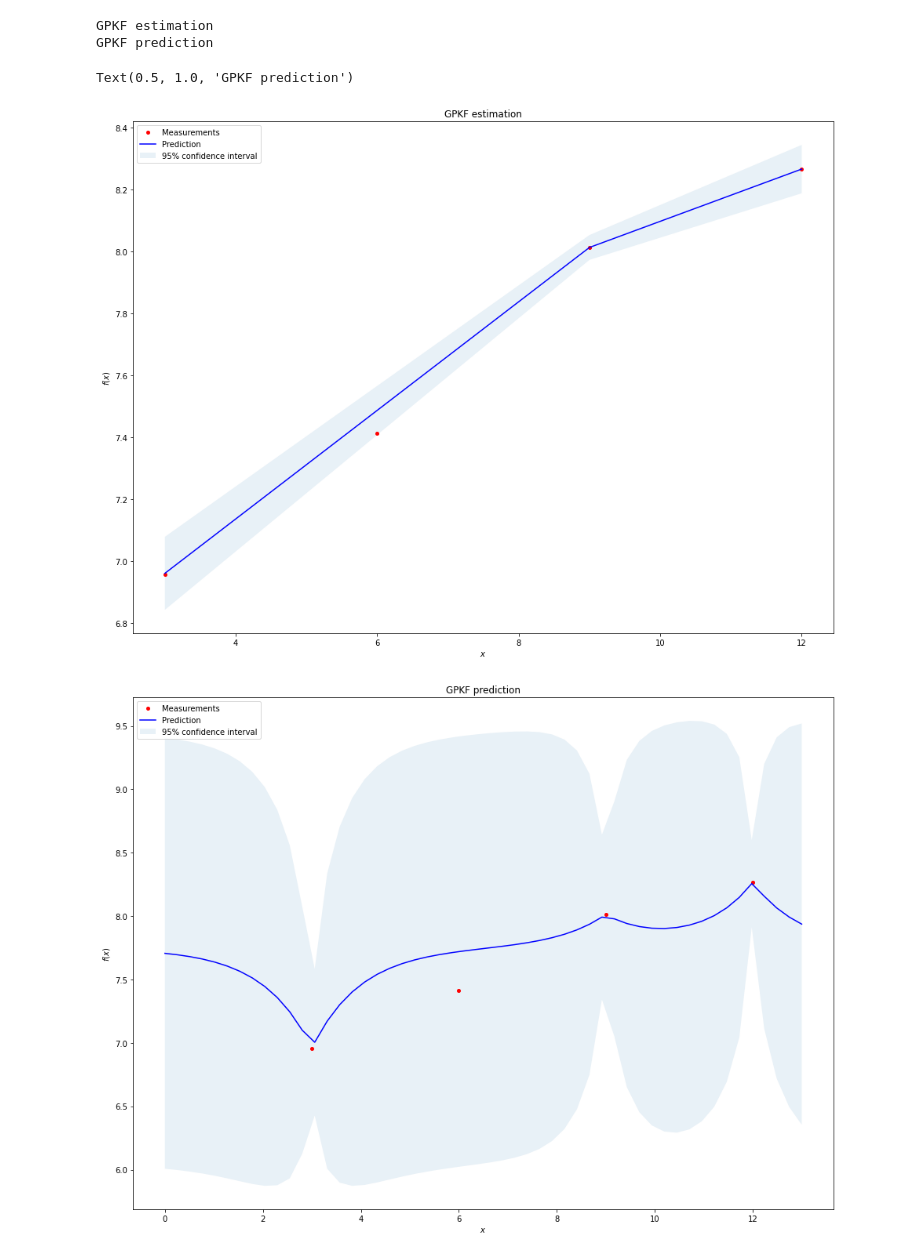
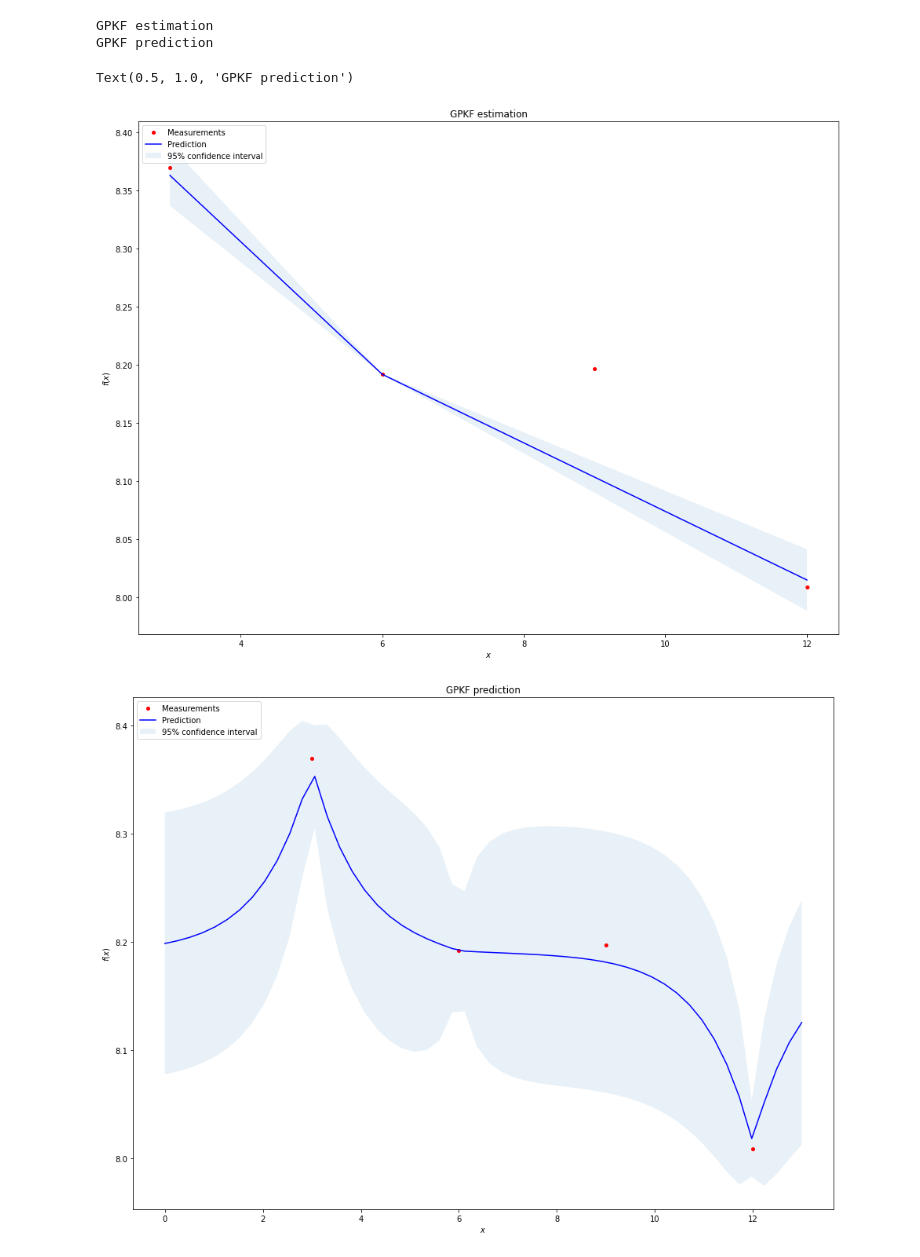
Before and after one commit to larsmmo/Master, a Jupyter notebook: gaussianProcess/GPKF/train.ipynb, the cells around one changed output. Saved outputs shown, nothing was run; the diff lists cells and outputs as text; code cells hidden in the pictures.

```diff
--- a/gaussianProcess/GPKF/train.ipynb
+++ b/gaussianProcess/GPKF/train.ipynb
@@ -71,9 +71,10 @@ print('Formatting data')
 
 F = center_df.loc[params.data['timeInstants']].to_numpy().T
 Y = center_df.to_numpy().T[params.data['spaceLocsMeasIdx']]
-Y_mean = Y.mean(axis=0)
-Y_std = Y.std(axis=0)
-Y = (Y - Y.mean(axis=0)) / Y.std(axis=0)
+Y_mean = np.nanmean(Y, axis=0)
+Y_std = np.nanstd(Y, axis=0)
+Y = (Y - Y_mean) / Y_std
+#Y = preprocessing.scale(Y)
 
 noiseVar = (params.data['noiseStd'] * np.abs(Y))**2
 noiseVar[np.isnan(noiseVar)] = np.inf
@@ -110,12 +107,12 @@ GPKF estimation
 GPKF prediction
 # %%
 #plot_gpkf(params.data['spaceLocsMeas'], params.data['spaceLocsMeasIdx'], F[:,-1][params.data['spaceLocsMeasIdx']], posteriorMean[:,-1], posteriorCov[:,:,-1])
-timeIndex = -1000
+timeIndex = 2640
 plot_gpkf(params.data['spaceLocsMeas'], [3,6,9,12], F[:,timeIndex], posteriorMean[:,timeIndex], posteriorCov[:,:,timeIndex])
 plt.title('GPKF estimation')
 plot_gpkf(params.data['spaceLocsPred'], [3,6,9,12], F[:,timeIndex], predictedMean[:,timeIndex], predictedCov[:,:,timeIndex])
 plt.title('GPKF prediction')
 # %% [output]
 Text(0.5, 1.0, 'GPKF prediction')
-[figure, old version]
+[figure, new version]
-[figure, old version]
+[figure, new version]
```
Also changed, not shown: parts of 5 cells of this notebook, 3 other files.
